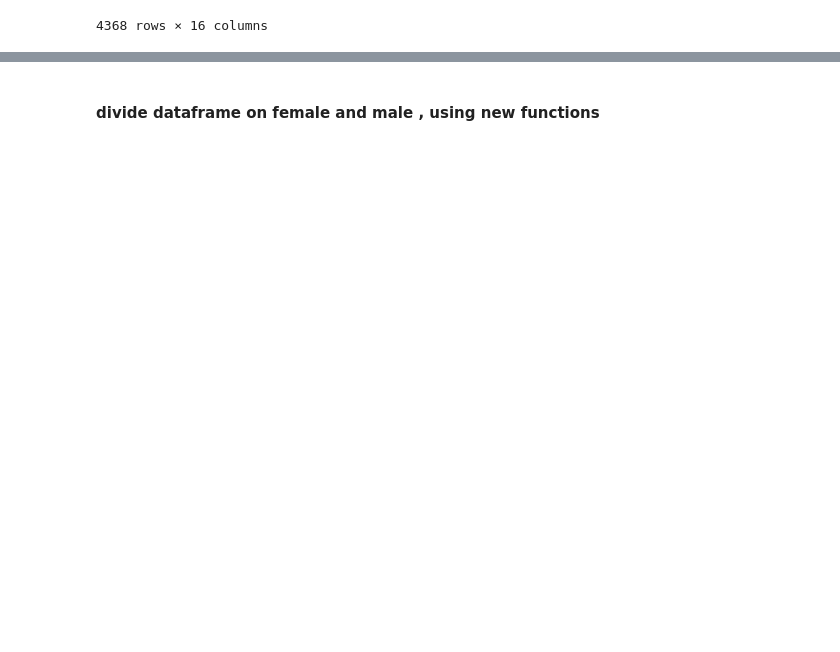
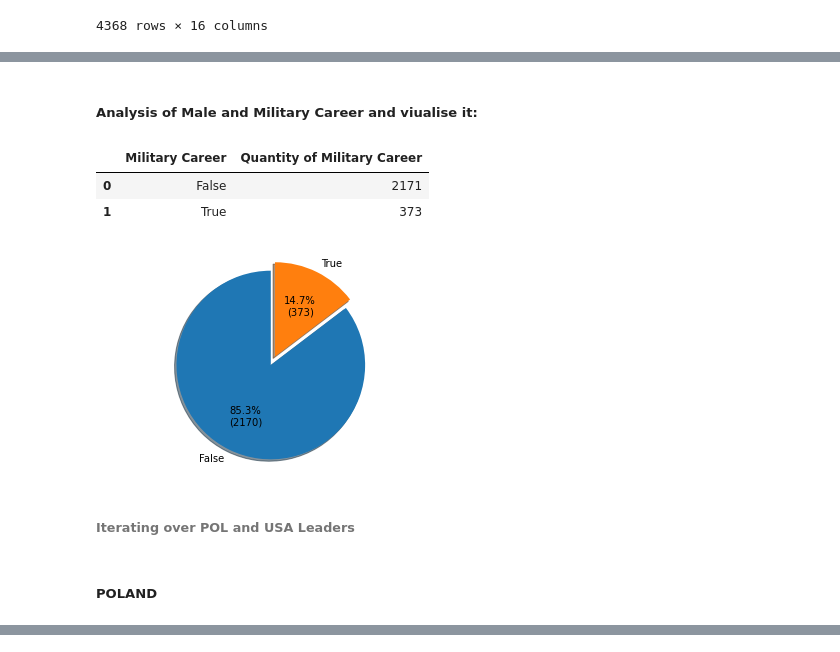
Before and after one commit to Lunczer93/Python_Project_3_World_Election, a Jupyter notebook: Python_Project_3_Election.ipynb, the cells around one changed output, grey strips where cells are left out. Drawn from its saved outputs; the diff is of its cells as text; code cells hidden in the pictures; blank space fills up the shorter version.

```diff
--- a/Python_Project_3_Election.ipynb
+++ b/Python_Project_3_Election.ipynb
@@ -1512 +1764,40 @@ dfResultElectionList.query("Country == 'Poland'")
+# %% [markdown]
+##### Analysis of  Male and Military Career and viualise it:
+# %%
+LeadersMilitaryCareer = dfLeaderList[['Military Career']]
+QuantityLeadersMilitaryCareer =LeadersMilitaryCareer.groupby(['Military Career'])['Military Career'].count().to_frame()
+QuantityLeadersMilitaryCareer.rename(columns = {'Military Career':'Quantity of Military Career'}, inplace=True)
+QuantityLeadersMilitaryCareer.reset_index(inplace=True)
+QuantityLeadersMilitaryCareer
+# %% [output]
+|  | Military Career | Quantity of Military Career |
+| 0 | False | 2171 |
+| 1 | True | 373 |
+# %%
+x = QuantityLeadersMilitaryCareer['Quantity of Military Career']
+y = QuantityLeadersMilitaryCareer['Military Career']
+
+
+explode = (0, 0.1)  # only "explode" the 2nd slice (i.e. 'Hogs')
+
+def func(pct, allvalues):
+    absolute = int(pct / 100.*np.sum(allvalues))
+    return "{:.1f}%\n({:d})".format(pct, absolute)
+
+fig1, ax1 = plt.subplots()
+ax1.pie(x,
+        explode=explode,
+        labels=y,
+        autopct = lambda pct: func(pct, x),
+        shadow=True,
+        startangle=90)
+ax1.axis('equal')  # Equal aspect ratio ensures that pie is drawn as a circle.
+
+plt.show()
+# %% [output]
+[figure, added]
+# %% [markdown]
+###### Iterating over POL and USA Leaders
+# %% [markdown]
+##### POLAND
 # %%
@@ -1526,5 +1818,3 @@ dfLeaderList[dfLeaderList['State Abbreviation']=='POL']
 | 765 | POL | 290 | A3.0-63 | Schetyna | 8 | 7 | ... |
 | 766 | POL | 290 | A3.0-64 | Komorowski | 6 | 8 | ... |
 | 767 | POL | 290 | cb-290-1 | Duda | 6 | 8 | ... |
-# %% [markdown]
-#### divide dataframe on female and male , using new functions
```
Also changed, not shown: parts of 56 cells of this notebook.
